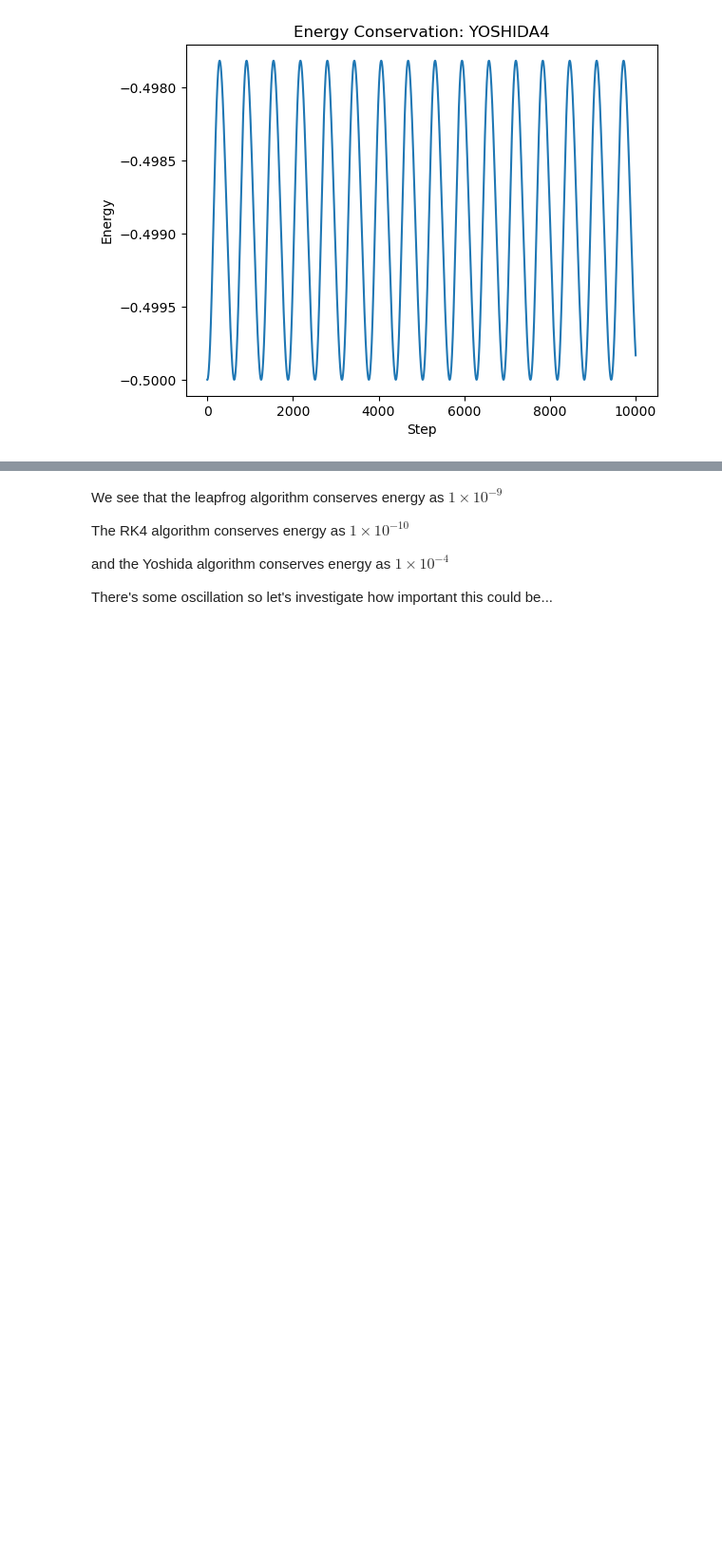
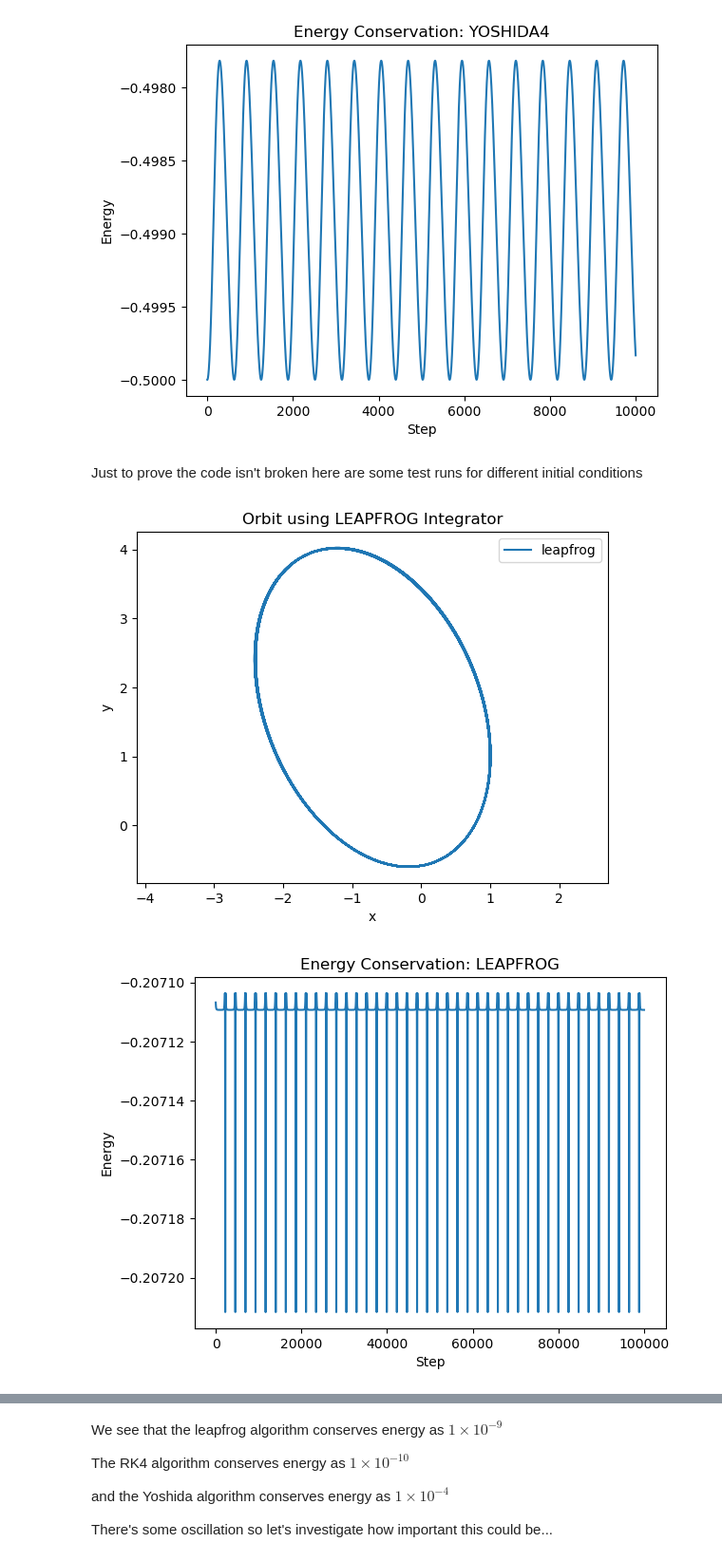
Before and after one commit to ua-2025q3-astr501-513/p1-bear-down-coders, a Jupyter notebook: present.ipynb, the cells around one changed output, grey strips where cells are left out. Shown: that part at 95% size. Cells and saved outputs as stored; diff of their text form; code cells hidden in the pictures; blank space fills up the shorter version.

```diff
--- a/present.ipynb
+++ b/present.ipynb
@@ -475,3 +475,20 @@ if __name__ == "__main__":
 [figure]
 [figure]
 [figure]
+# %% [markdown]
+Just to prove the code isn't broken here are some test runs for different initial conditions
+# %%
+mu = 1.0
+h = 0.01
+N = 100000
+x0 = [1.0, 1.0, 0.0]
+v0 = [0.0, 1.0, 0.0]
+
+methods = ["leapfrog", "rk4", "yoshida4"]
+for m in methods:
+    sim = orbit_integrator(mu=mu, h=h, method=m)
+    sim.integrate(x0, v0, N)
+    sim.plot_orbit(show_energy=True)
+# %% [output]
+[figure, added]
+[figure, added]
```
Also changed, not shown: parts of 3 cells of this notebook.
